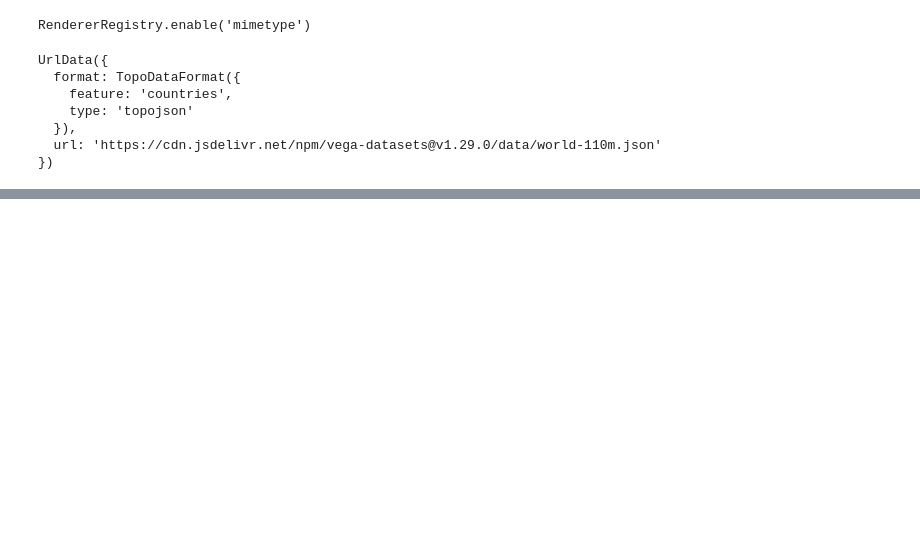
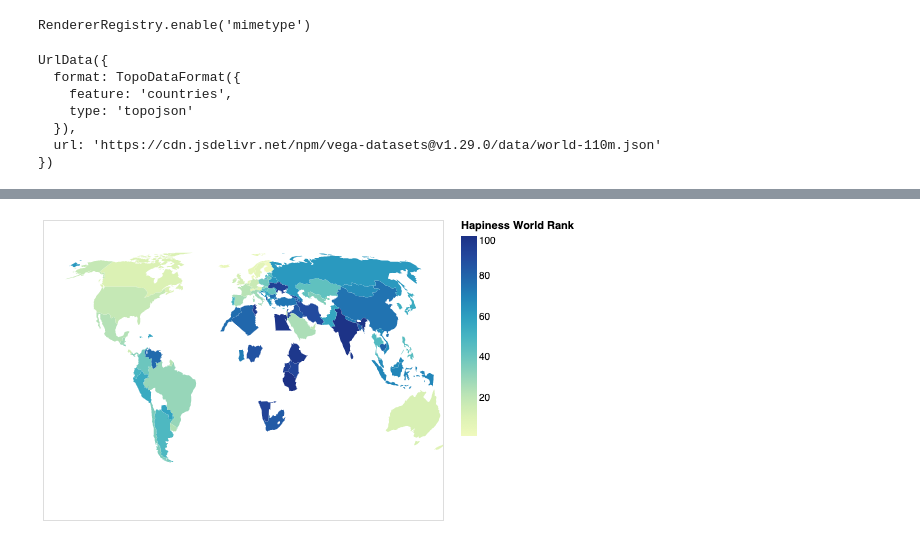
Before and after one commit to UBC-MDS/DSCI_532_Group18_Allstars, a Jupyter notebook: reports/worldmap.ipynb, the cells around one changed output, grey strips where cells are left out. Saved outputs shown, nothing was run; the diff lists cells and outputs as text; code cells hidden in the pictures; blank space fills up the shorter version.

```diff
--- a/reports/worldmap.ipynb
+++ b/reports/worldmap.ipynb
@@ -33,0 +62,28 @@ map_click = alt.selection_multi()
+# %%
+df = pd.read_csv("../data/processed/happiness_merge_all.csv")
+
+def plot_worldmap(country_ids=df.copy()):
+    world = data.world_110m()
+    world_map = alt.topo_feature(data.world_110m.url, 'countries')
+
+    country_ids.dropna(subset=['id'])
+    country_ids = country_ids[country_ids['Ladder score'] != "mo"].sort_values(by="Ladder score", ascending = False)
+    country_ids = country_ids.reset_index(drop = True)
+    country_ids['Hapiness World Rank'] = pd.Series(range(1,101))
+
+    map_click = alt.selection_multi()
+    chart = (
+    (alt.Chart(world_map).mark_geoshape().transform_lookup(
+        lookup='id',
+        from_=alt.LookupData(country_ids, 'id', ['Country', 'Hapiness World Rank']))
+     .encode(tooltip=['Country:N', 'Hapiness World Rank:Q'],
+             color='Hapiness World Rank:Q',
+             opacity=alt.condition(map_click, alt.value(1), alt.value(0.2)))
+     .add_selection(map_click)
+     .project('equalEarth', scale=90))
+    )
+    return chart
+# %%
+plot_worldmap()
+# %% [output]
+[figure, added]
```
Also changed, not shown: parts of 3 cells of this notebook, 1 other file.
